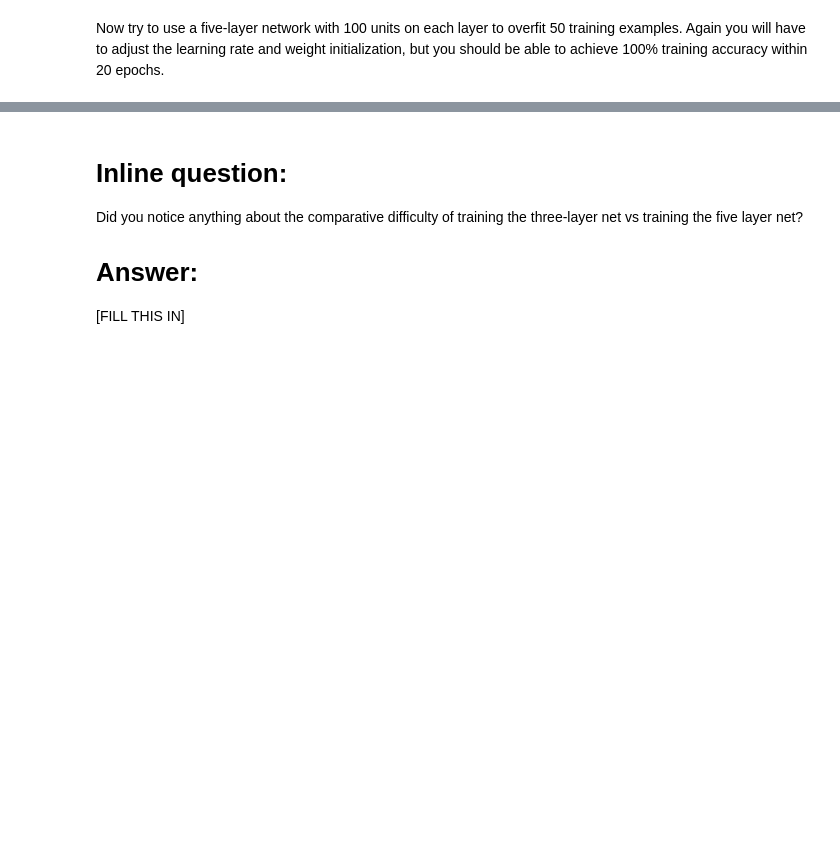
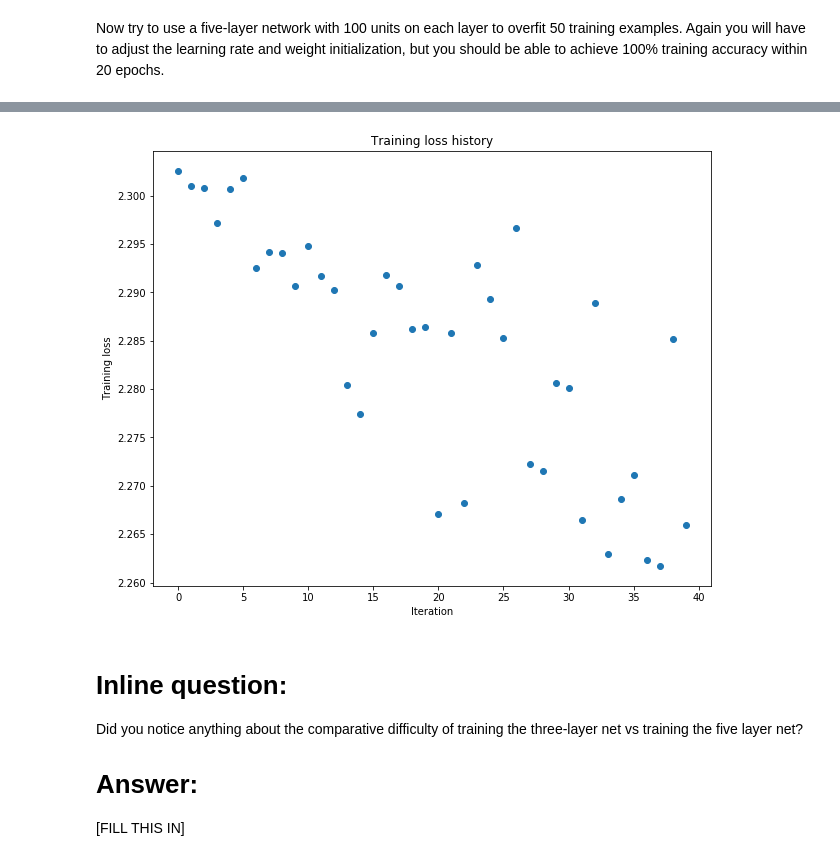
Before and after one commit to wangtianrui/MachineLearningStudy-NNnote, a Jupyter notebook: 2018暑假学习/DSVC/assignment6/classwork/FullyConnectedNets.ipynb, the cells around one changed output, grey strips where cells are left out. Saved outputs shown, nothing was run; the diff lists cells and outputs as text; code cells hidden in the pictures; blank space fills up the shorter version.

```diff
--- a/2018暑假学习/DSVC/assignment6/classwork/FullyConnectedNets.ipynb
+++ b/2018暑假学习/DSVC/assignment6/classwork/FullyConnectedNets.ipynb
@@ -457,8 +488,8 @@ small_data = {
   'y_val': data['y_val'],
 }
 
-learning_rate = 1e-3
-weight_scale = 1e-5
+learning_rate = 0.05
+weight_scale = 1e-9
 model = FullyConnectedNet([100, 100, 100, 100],
                 weight_scale=weight_scale, dtype=np.float64)
 solver = Solver(model, small_data,
@@ -475,3 +506,4 @@ plt.title('Training loss history')
 plt.xlabel('Iteration')
 plt.ylabel('Training loss')
 plt.show()
+# %% [output]
@@ -478,3 +527,4 @@ plt.show()
+[figure, added]
 # %% [markdown]
 # Inline question:
 Did you notice anything about the comparative difficulty of training the three-layer net vs training the five layer net?
```
Also changed, not shown: parts of 3 cells of this notebook, 1 other file.
